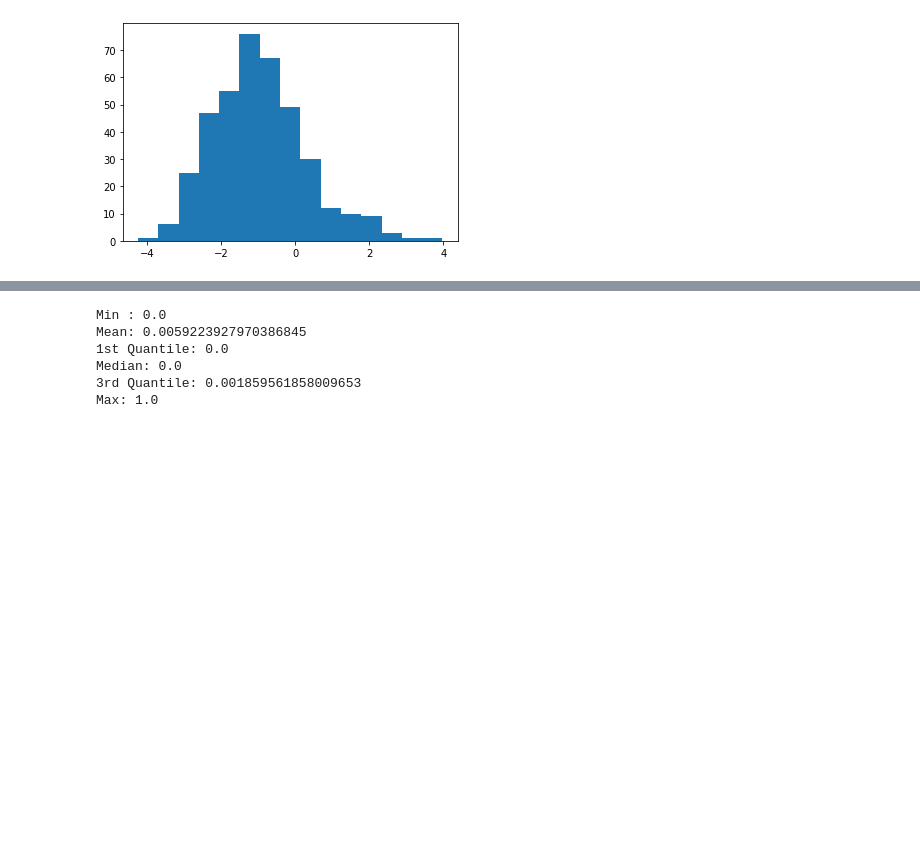
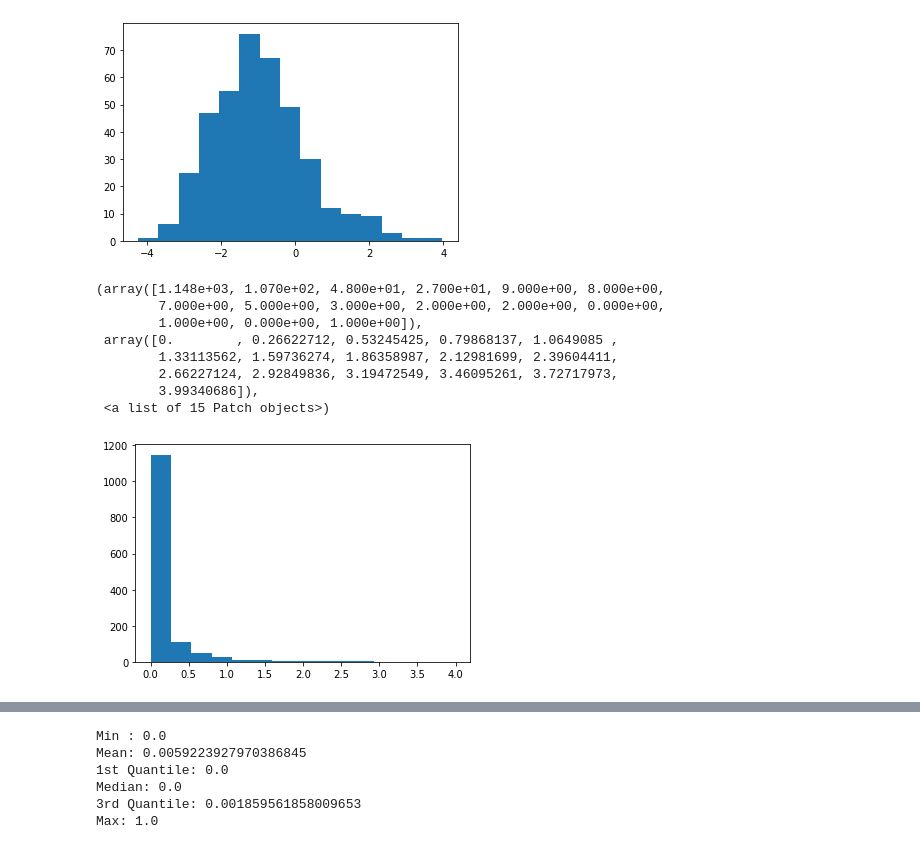
Before and after one commit to dsvanidze/replicability, a Jupyter notebook: data-exploration/data-exploration.ipynb, the cells around one changed output, grey strips where cells are left out. Cells and saved outputs as stored; diff of their text form; code cells hidden in the pictures; blank space fills up the shorter version.

```diff
--- a/data-exploration/data-exploration.ipynb
+++ b/data-exploration/data-exploration.ipynb
@@ -138,3 +138,17 @@ plt.hist(np.log(adjusted_cases_without_zero), bins=15)
          3.97479799]),
  <a list of 15 Patch objects>)
 [figure]
+# %%
+transformed_adj_cases = np.log(sample_data["adj_cases"] + 1)
+# %%
+plt.hist(transformed_adj_cases, bins=15)
+# %% [output]
+(array([1.148e+03, 1.070e+02, 4.800e+01, 2.700e+01, 9.000e+00, 8.000e+00,
+        7.000e+00, 5.000e+00, 3.000e+00, 2.000e+00, 2.000e+00, 0.000e+00,
+        1.000e+00, 0.000e+00, 1.000e+00]),
+ array([0.        , 0.26622712, 0.53245425, 0.79868137, 1.0649085 ,
+        1.33113562, 1.59736274, 1.86358987, 2.12981699, 2.39604411,
+        2.66227124, 2.92849836, 3.19472549, 3.46095261, 3.72717973,
+        3.99340686]),
+ <a list of 15 Patch objects>)
+[figure, added]
```
Also changed, not shown: parts of 1 cell of this notebook, 2 other files.
